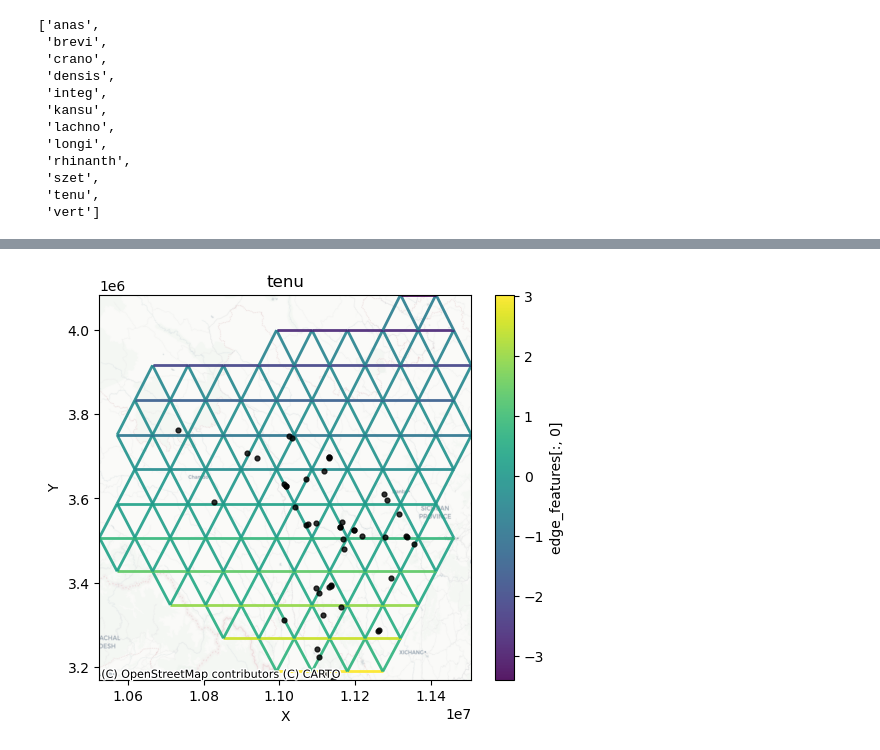
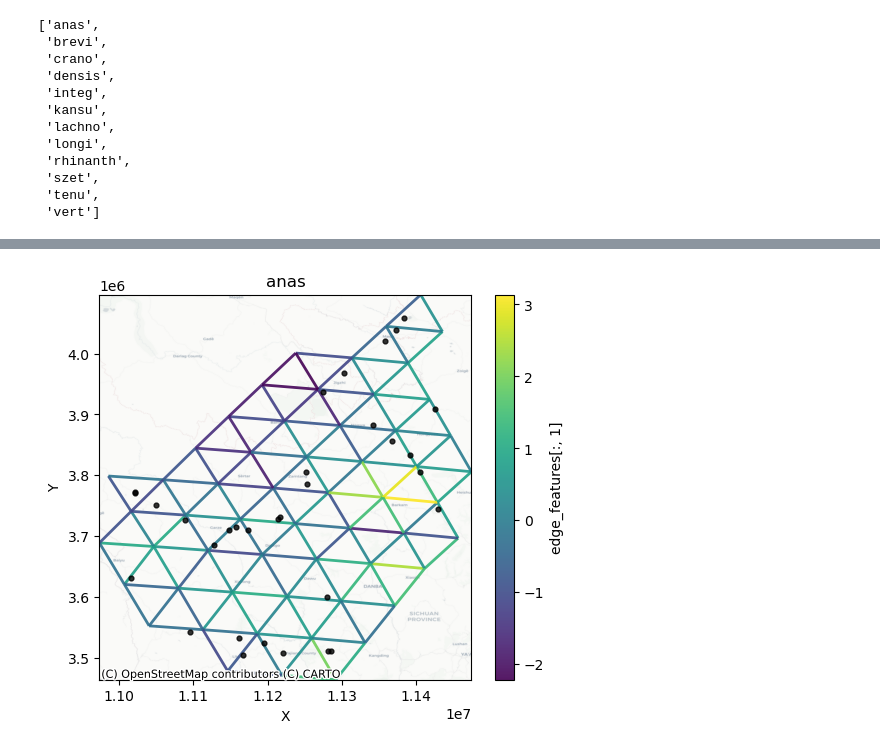
Before and after one commit to isaacovercast/meadow, a Jupyter notebook: notebooks/pedic_example.ipynb, the cells around one changed output, grey strips where cells are left out. Drawn from its saved outputs; the diff is of its cells as text; code cells hidden in the pictures.

```diff
--- a/notebooks/pedic_example.ipynb
+++ b/notebooks/pedic_example.ipynb
@@ -74,14 +74,13 @@ graphs, stats = build_species_graphs(
     mesh_grid_type='triangular',
     bbox='convex_hull',
     #bbox_file="../../pedic_grid/hengduan_outer_latlong.txt",
-    mesh_spacing_km=80,
+    mesh_spacing_km=50,
     buffer_km=50.0,
     coord_order='latlon',
     coords_crs='EPSG:4326',
     raster_paths=raster_paths,
     raster_fill_method='nearest',
     standardize=True,
+    use_geodesic=True,
+    support_decay_km=150,
 )
-
-spidx = -2
-ax, gdf = graphs[spidx].plot(edge_feature_idx=0, basemap=True)
@@ -103,13 +101,13 @@ early stop at epoch 249 val 0.017191 best 0.017246
 # %%
 # Visualize edge-feature map for the selected species graph
-spidx = -2
+spidx = 0
 ax, gdf = graphs[spidx].plot(
-    edge_feature_idx=0,
+    edge_feature_idx=1,
     basemap=True,
     title=species_list[spidx].name,
 )
 # %% [output]
-[figure, old version]
+[figure, new version]
 # %%
 # Multi-species edge resistances (subplot grid)
 _ = plot_multi_edge_resistance(
```
Also changed, not shown: parts of 8 cells of this notebook, 15 other files.
